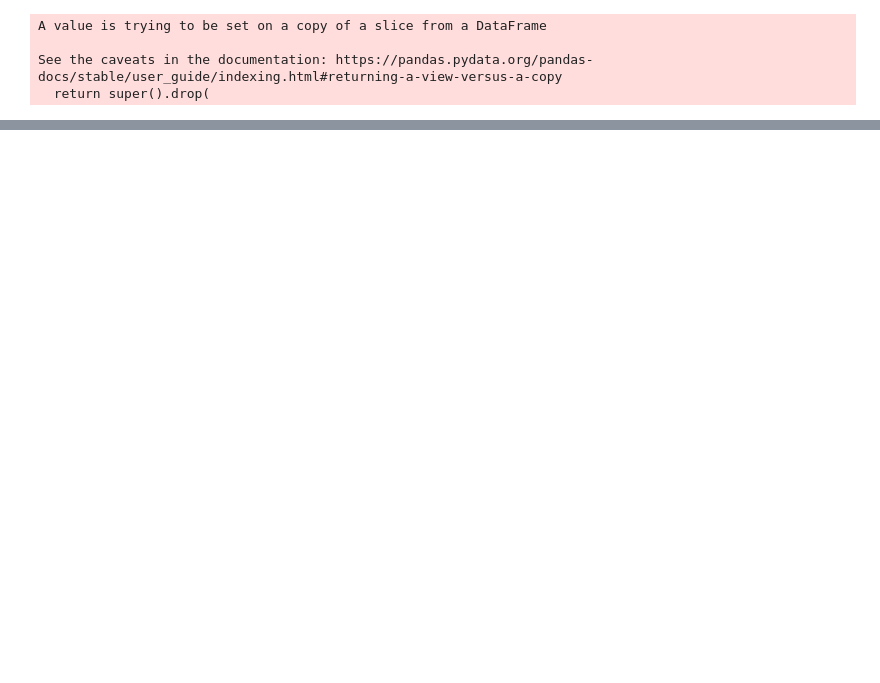
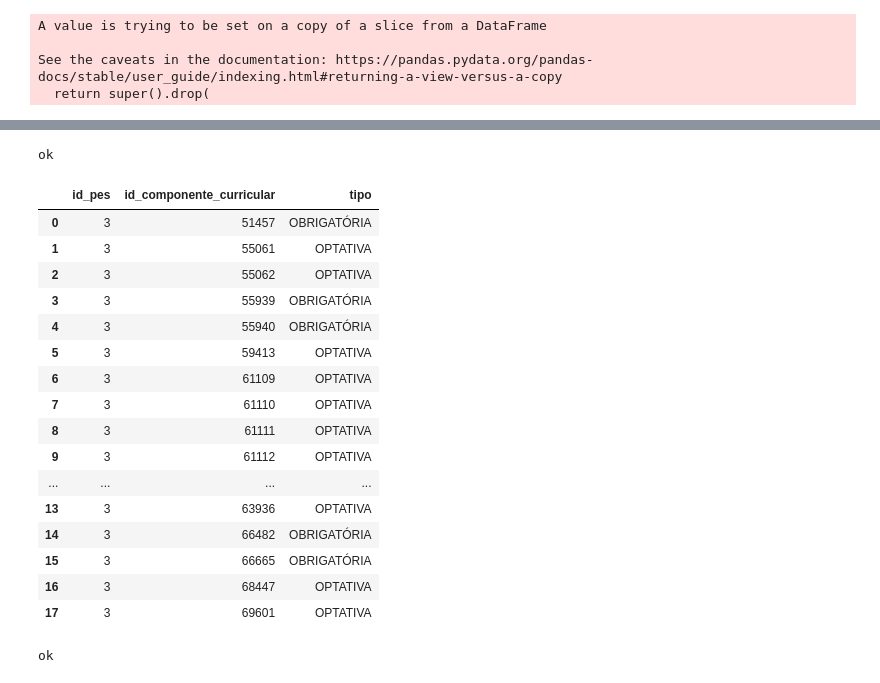
Before and after one commit to arturo32/PODE, a Jupyter notebook: extracao_dados/extracao.ipynb, the cells around one changed output, grey strips where cells are left out. Cells and saved outputs as stored; diff of their text form; code cells hidden in the pictures; blank space fills up the shorter version.

```diff
--- a/extracao_dados/extracao.ipynb
+++ b/extracao_dados/extracao.ipynb
@@ -103,0 +371,42 @@ See the caveats in the documentation: https://pandas.pydata.org/pandas-docs/stab
+# %%
+disciplinas_bio = disciplinas_ti[disciplinas_ti.codigo.isin(codigos_disciplinas_bio)]
+disciplinas_bio = disciplinas_bio[disciplinas_bio.id_componente < 71233]
+if len(disciplinas_bio) != len(codigos_disciplinas_bio):
+    display(disciplinas_bio)
+else:
+    print('ok')
+# %% [output]
+ok
+# %%
+bio_id_componente = disciplinas_bio.id_componente
+curriculo_componente_pes_bio = pd.DataFrame(data=np.array([[3]*len(bio_id_componente), list(bio_id_componente.values),['OPTATIVA']*len(bio_id_componente)]).T,
+                                            columns=['id_pes','id_componente_curricular', 'tipo'])
+curriculo_componente_pes_bio.loc[curriculo_componente_pes_bio.id_componente_curricular.isin(disciplinas_bio[disciplinas_bio.codigo.isin(['ICE1024','DBG0047','DBG0048','IMD0605','DBQ0048','IMD0606'])].id_componente.astype(str).values), 'tipo'] = 'OBRIGATÓRIA'
+curriculo_componente_pes_bio
+# %% [output]
+|  | id_pes | id_componente_curricular | tipo |
+| 0 | 3 | 51457 | OBRIGATÓRIA |
+| 1 | 3 | 55061 | OPTATIVA |
+| 2 | 3 | 55062 | OPTATIVA |
+| 3 | 3 | 55939 | OBRIGATÓRIA |
+| 4 | 3 | 55940 | OBRIGATÓRIA |
+| 5 | 3 | 59413 | OPTATIVA |
+| 6 | 3 | 61109 | OPTATIVA |
+| 7 | 3 | 61110 | OPTATIVA |
+| 8 | 3 | 61111 | OPTATIVA |
+| 9 | 3 | 61112 | OPTATIVA |
+| ... | ... | ... | ... |
+| 13 | 3 | 63936 | OPTATIVA |
+| 14 | 3 | 66482 | OBRIGATÓRIA |
+| 15 | 3 | 66665 | OBRIGATÓRIA |
+| 16 | 3 | 68447 | OPTATIVA |
+| 17 | 3 | 69601 | OPTATIVA |
+# %%
+disciplinas_jogos = disciplinas_ti[disciplinas_ti.codigo.isin(codigos_disciplinas_jogos)]
+disciplinas_jogos = disciplinas_jogos[disciplinas_jogos.id_componente < 71770]
+if len(disciplinas_jogos) != len(codigos_disciplinas_jogos):
+    display(disciplinas_jogos)
+else:
+    print('ok')
+# %% [output]
+ok
```
Also changed, not shown: parts of 29 cells of this notebook.
